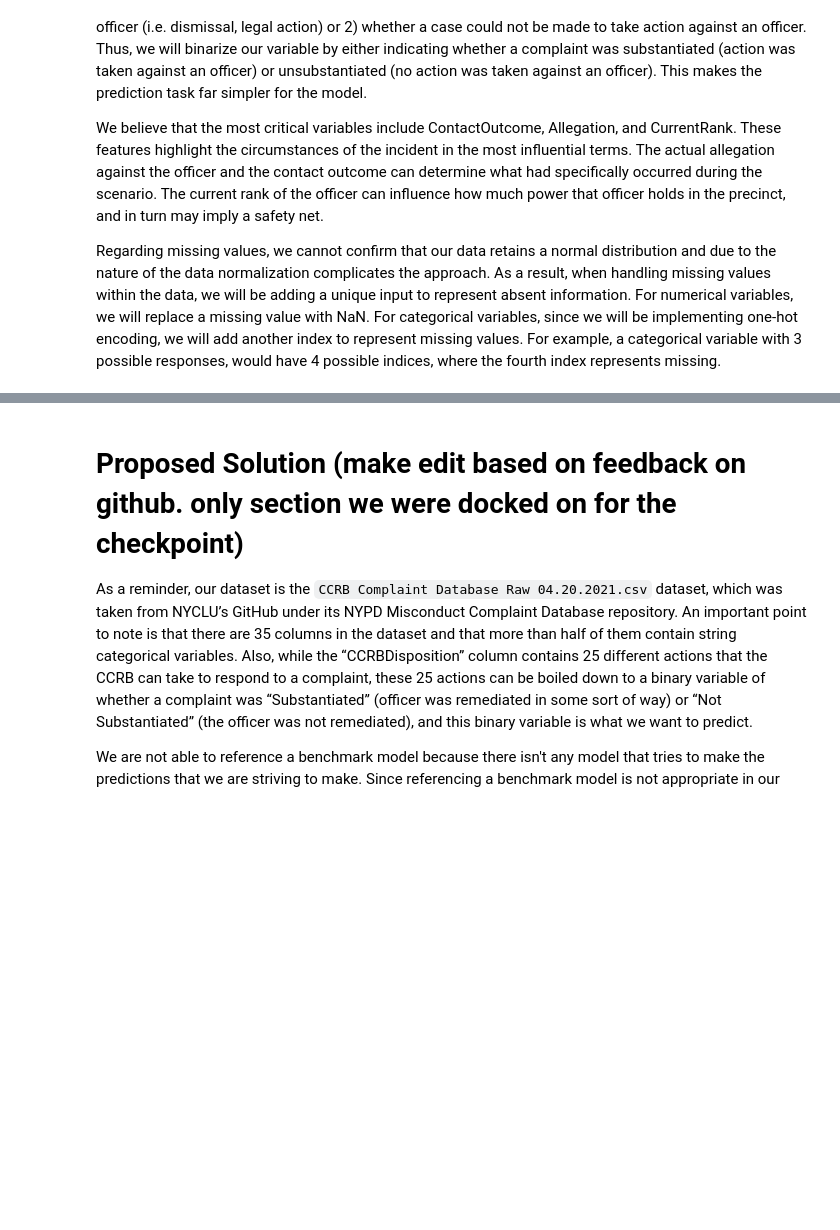
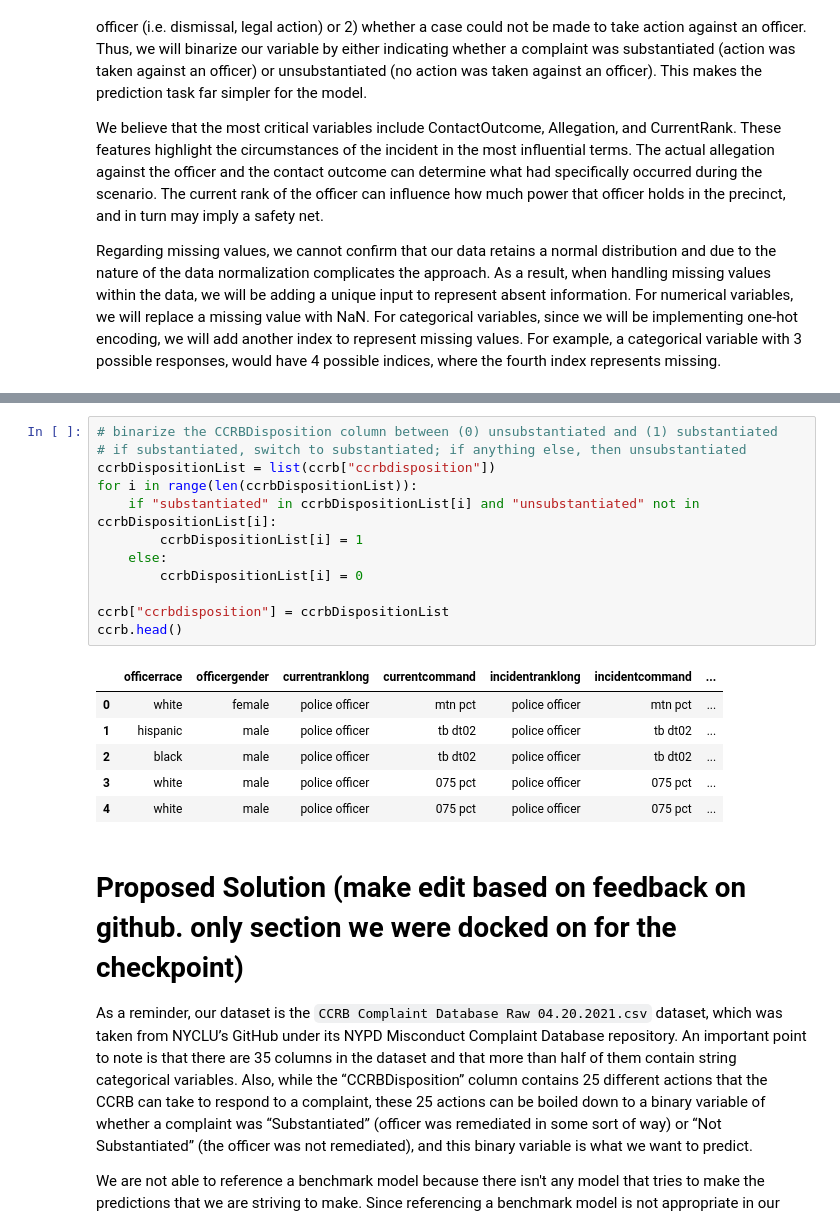
Before and after one commit to COGS118A/Group015-Wi23, a Jupyter notebook: FinalProjectGroup015-Wi23.ipynb, the cells around one changed output, grey strips where cells are left out. Cells and saved outputs as stored; diff of their text form; blank space fills up the shorter version.

```diff
--- a/FinalProjectGroup015-Wi23.ipynb
+++ b/FinalProjectGroup015-Wi23.ipynb
@@ -99,3 +155,22 @@ Regarding missing values, we cannot confirm that our data retains a normal distr
+# %%
+# binarize the CCRBDisposition column between (0) unsubstantiated and (1) substantiated
+# if substantiated, switch to substantiated; if anything else, then unsubstantiated
+ccrbDispositionList = list(ccrb["ccrbdisposition"])
+for i in range(len(ccrbDispositionList)):
+    if "substantiated" in ccrbDispositionList[i] and "unsubstantiated" not in ccrbDispositionList[i]:
+        ccrbDispositionList[i] = 1
+    else:
+        ccrbDispositionList[i] = 0
+
+ccrb["ccrbdisposition"] = ccrbDispositionList
+ccrb.head()
+# %% [output]
+|  | officerrace | officergender | currentranklong | currentcommand | incidentranklong | incidentcommand | ... |
+| 0 | white | female | police officer | mtn pct | police officer | mtn pct | ... |
+| 1 | hispanic | male | police officer | tb dt02 | police officer | tb dt02 | ... |
+| 2 | black | male | police officer | tb dt02 | police officer | tb dt02 | ... |
+| 3 | white | male | police officer | 075 pct | police officer | 075 pct | ... |
+| 4 | white | male | police officer | 075 pct | police officer | 075 pct | ... |
 # %% [markdown]
 # Proposed Solution (make edit based on feedback on github. only section we were docked on for the checkpoint)
 
```
Also changed, not shown: parts of 8 cells of this notebook.
